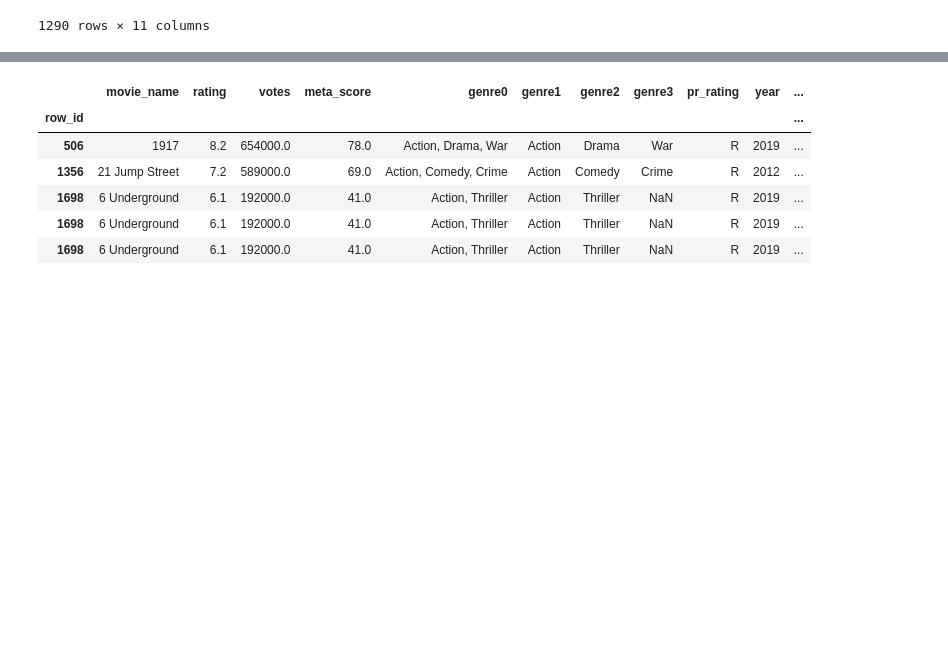
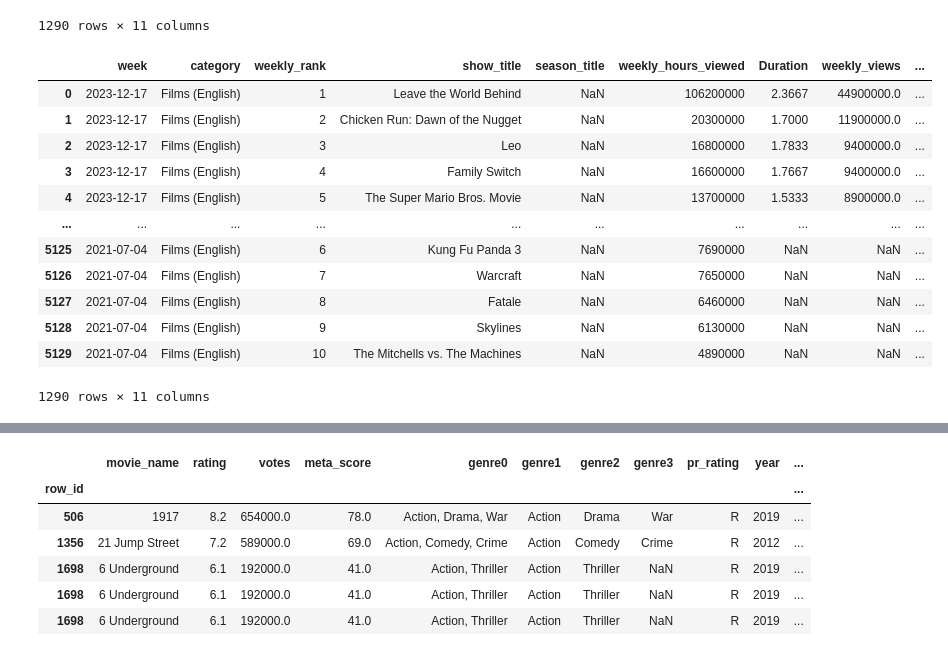
Before and after one commit to mopfun/Project_4_Grp_1, a Jupyter notebook: main.ipynb, the cells around one changed output, grey strips where cells are left out. Saved outputs shown, nothing was run; the diff lists cells and outputs as text; code cells hidden in the pictures; blank space fills up the shorter version.

```diff
--- a/main.ipynb
+++ b/main.ipynb
@@ -73,6 +83,27 @@ filt_global
 | 5128 | 2021-07-04 | Films (English) | 9 | Skylines | NaN | 6130000 | NaN | NaN | ... |
 | 5129 | 2021-07-04 | Films (English) | 10 | The Mitchells vs. The Machines | NaN | 4890000 | NaN | NaN | ... |
 1290 rows × 11 columns
+# %%
+#renaming runtime to duration
+wkly_global = filt_global.rename(columns={'runtime': 'Duration'})
+wkly_global
+
+#save into a new csv
+# wkly_global.to_csv('filtered_global_data.csv', index=False)
+# %% [output]
+|  | week | category | weekly_rank | show_title | season_title | weekly_hours_viewed | Duration | weekly_views | ... |
+| 0 | 2023-12-17 | Films (English) | 1 | Leave the World Behind | NaN | 106200000 | 2.3667 | 44900000.0 | ... |
+| 1 | 2023-12-17 | Films (English) | 2 | Chicken Run: Dawn of the Nugget | NaN | 20300000 | 1.7000 | 11900000.0 | ... |
+| 2 | 2023-12-17 | Films (English) | 3 | Leo | NaN | 16800000 | 1.7833 | 9400000.0 | ... |
+| 3 | 2023-12-17 | Films (English) | 4 | Family Switch | NaN | 16600000 | 1.7667 | 9400000.0 | ... |
+| 4 | 2023-12-17 | Films (English) | 5 | The Super Mario Bros. Movie | NaN | 13700000 | 1.5333 | 8900000.0 | ... |
+| ... | ... | ... | ... | ... | ... | ... | ... | ... | ... |
+| 5125 | 2021-07-04 | Films (English) | 6 | Kung Fu Panda 3 | NaN | 7690000 | NaN | NaN | ... |
+| 5126 | 2021-07-04 | Films (English) | 7 | Warcraft | NaN | 7650000 | NaN | NaN | ... |
+| 5127 | 2021-07-04 | Films (English) | 8 | Fatale | NaN | 6460000 | NaN | NaN | ... |
+| 5128 | 2021-07-04 | Films (English) | 9 | Skylines | NaN | 6130000 | NaN | NaN | ... |
+| 5129 | 2021-07-04 | Films (English) | 10 | The Mitchells vs. The Machines | NaN | 4890000 | NaN | NaN | ... |
+1290 rows × 11 columns
 # %%
 #Loading the IMDb movie data CSV file
 imdb = Path("Resources/imdb_movie_data_2023.csv")
```
Also changed, not shown: parts of 10 cells of this notebook, 4 other files.
